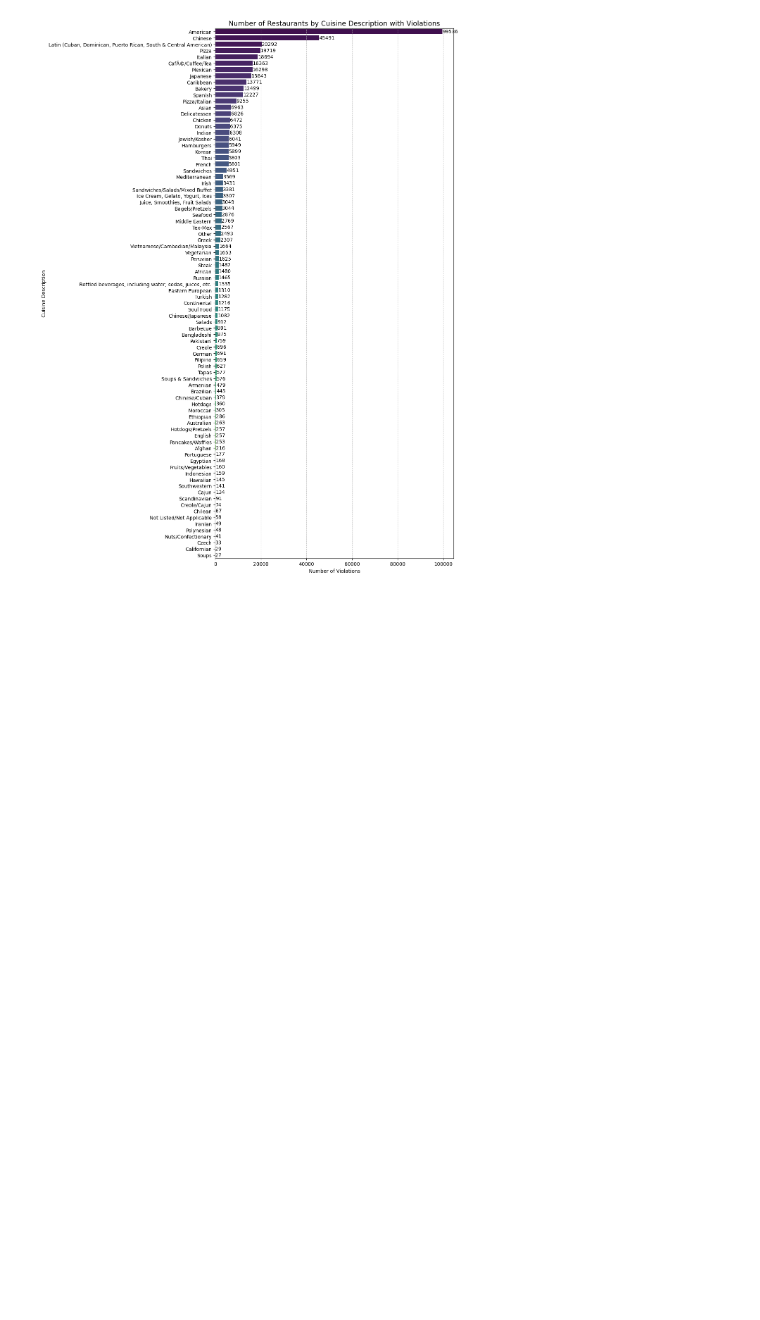
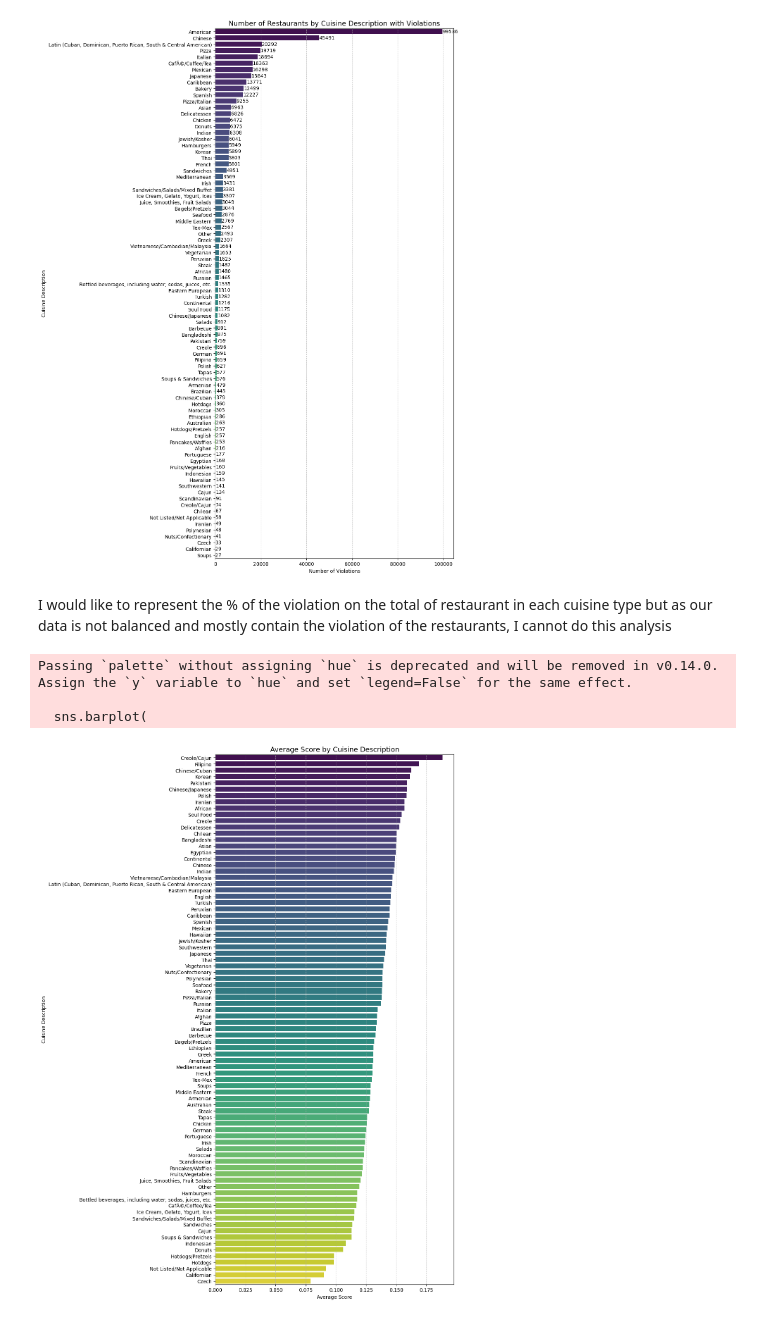
Before and after one commit to Kisat0/PythonIA, a Jupyter notebook: AI-la-Carte.ipynb, the cells around one changed output. Cells and saved outputs as stored; diff of their text form; code cells hidden in the pictures; blank space fills up the shorter version.

```diff
--- a/AI-la-Carte.ipynb
+++ b/AI-la-Carte.ipynb
@@ -357,3 +357,28 @@ Californian                                                            29
 Soups                                                                  27
 Name: ACTION, Length: 84, dtype: int64
 [figure]
+# %% [markdown]
+I would like to represent the % of the violation on the total of restaurant in each cuisine type but as our data is not balanced and mostly contain the violation of the restaurants, I cannot do this analysis
+# %%
+# I think it can be interesting to see each score for each cuisine description
+# Aggregate scores by cuisine description
+scores_per_cuisine = df_selected.groupby('CUISINE DESCRIPTION')['SCORE'].mean().sort_values(ascending=False)
+
+# Plot the bar chart
+plt.figure(figsize=(12, 16))
+sns.barplot(
+    y=scores_per_cuisine.index,
+    x=scores_per_cuisine.values,
+    palette='viridis'
+)
+plt.title('Average Score by Cuisine Description', fontsize=14)
+plt.xlabel('Average Score')
+plt.ylabel('Cuisine Description')
+plt.grid(axis='x', linestyle='--', alpha=0.7)
+plt.tight_layout()
+plt.show()
+# %% [output]
+Passing `palette` without assigning `hue` is deprecated and will be removed in v0.14.0. Assign the `y` variable to `hue` and set `legend=False` for the same effect.
+
+  sns.barplot(
+[figure, added]
```
Also changed, not shown: parts of 7 cells of this notebook, 3 other files.
